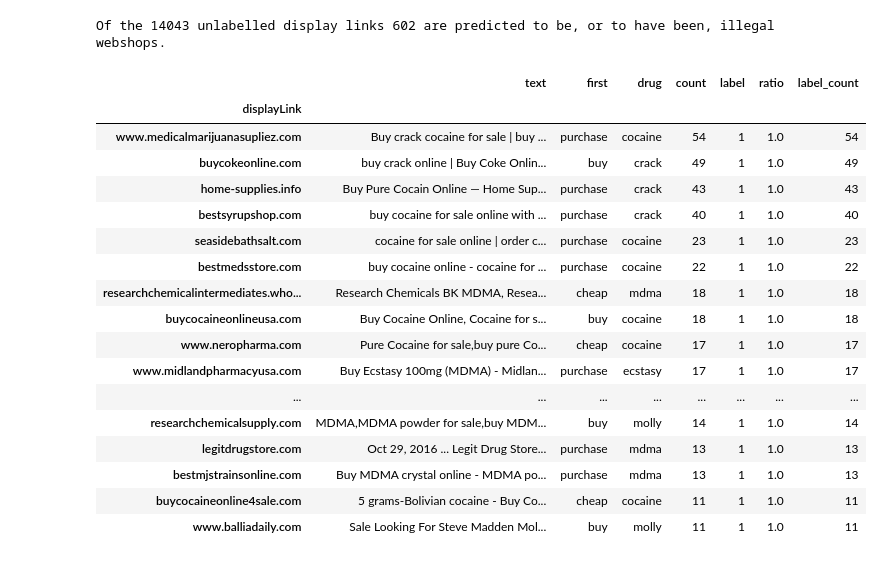
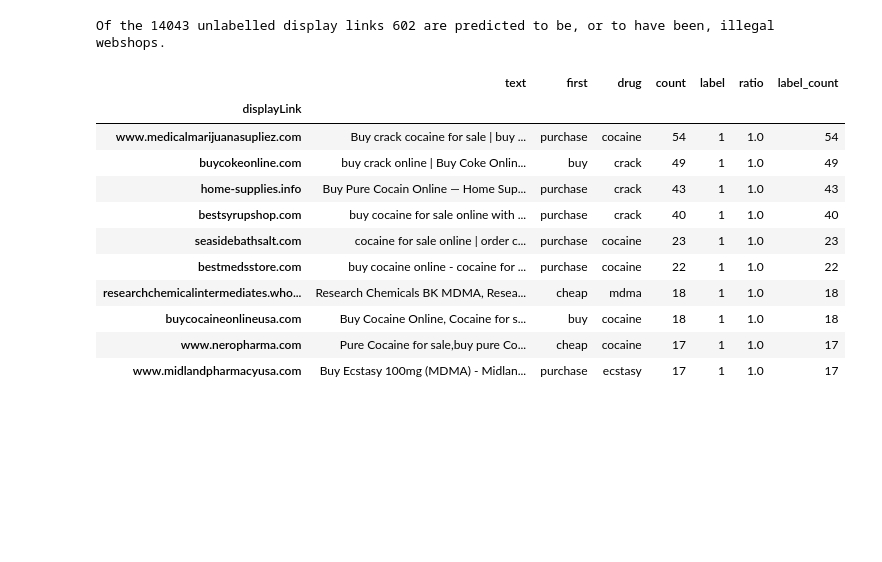
Before and after one commit to miallema/ESC, a Jupyter notebook: src/webshop_classification.ipynb, the cells around one changed output. Cells and saved outputs as stored; diff of their text form; code cells hidden in the pictures; blank space fills up the shorter version.

```diff
--- a/src/webshop_classification.ipynb
+++ b/src/webshop_classification.ipynb
@@ -115,24 +115,18 @@ print('Of the {} unlabelled display links {} are predicted to be, or to have bee
 # %% [output]
 Of the 14043 unlabelled display links 602 are predicted to be, or to have been, illegal webshops.
 # %%
-df[df['label']==1].head(20)
+df[df['label']==1].head(10)
 # %% [output]
 |  | text | first | drug | count | label | ratio | label_count |
 | displayLink |  |  |  |  |  |  |  |
 | www.medicalmarijuanasupliez.com | Buy crack cocaine for sale | buy ... | purchase | cocaine | 54 | 1 | 1.0 | 54 |
 | buycokeonline.com | buy crack online | Buy Coke Onlin... | buy | crack | 49 | 1 | 1.0 | 49 |
 | home-supplies.info | Buy Pure Cocain Online — Home Sup... | purchase | crack | 43 | 1 | 1.0 | 43 |
 | bestsyrupshop.com | buy cocaine for sale online with ... | purchase | crack | 40 | 1 | 1.0 | 40 |
 | seasidebathsalt.com | cocaine for sale online | order c... | purchase | cocaine | 23 | 1 | 1.0 | 23 |
 | bestmedsstore.com | buy cocaine online - cocaine for ... | purchase | cocaine | 22 | 1 | 1.0 | 22 |
 | researchchemicalintermediates.who... | Research Chemicals BK MDMA, Resea... | cheap | mdma | 18 | 1 | 1.0 | 18 |
 | buycocaineonlineusa.com | Buy Cocaine Online, Cocaine for s... | buy | cocaine | 18 | 1 | 1.0 | 18 |
 | www.neropharma.com | Pure Cocaine for sale,buy pure Co... | cheap | cocaine | 17 | 1 | 1.0 | 17 |
 | www.midlandpharmacyusa.com | Buy Ecstasy 100mg (MDMA) - Midlan... | purchase | ecstasy | 17 | 1 | 1.0 | 17 |
-| ... | ... | ... | ... | ... | ... | ... | ... |
-| researchchemicalsupply.com | MDMA,MDMA powder for sale,buy MDM... | buy | molly | 14 | 1 | 1.0 | 14 |
-| legitdrugstore.com | Oct 29, 2016 ... Legit Drug Store... | purchase | mdma | 13 | 1 | 1.0 | 13 |
-| bestmjstrainsonline.com | Buy MDMA crystal online - MDMA po... | purchase | mdma | 13 | 1 | 1.0 | 13 |
-| buycocaineonline4sale.com | 5 grams-Bolivian cocaine - Buy Co... | cheap | cocaine | 11 | 1 | 1.0 | 11 |
-| www.balliadaily.com | Sale Looking For Steve Madden Mol... | buy | molly | 11 | 1 | 1.0 | 11 |
 # %%
```
Also changed, not shown: parts of 8 cells of this notebook, 1 other file.
